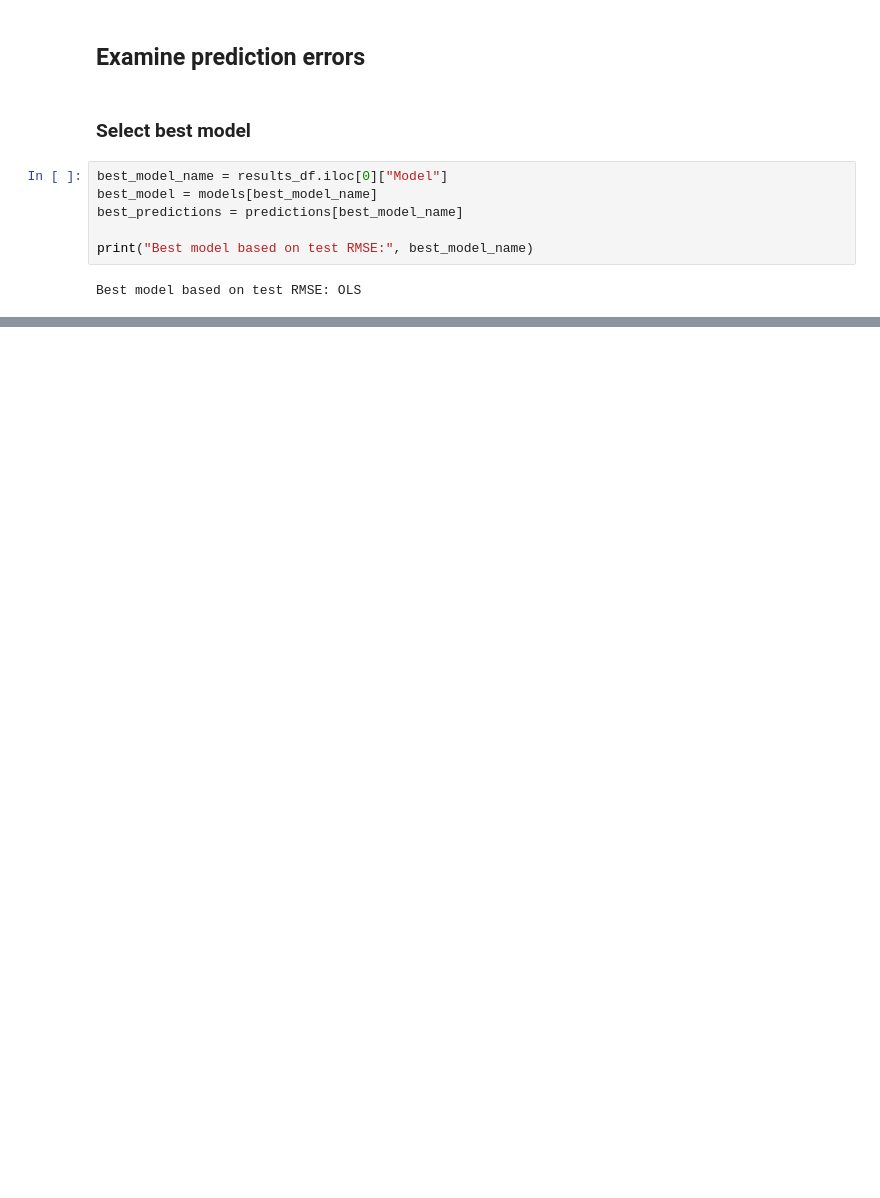
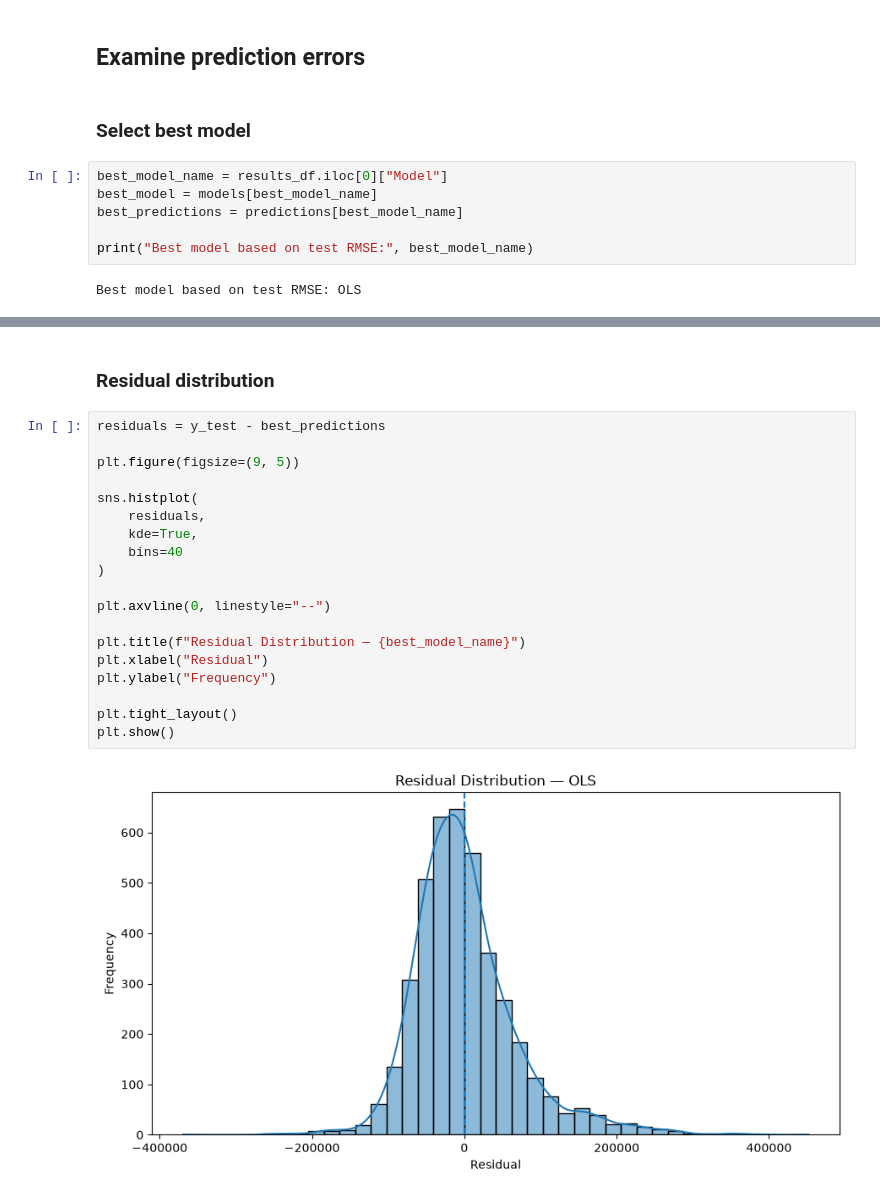
Before and after one commit to timomugishan8-ai/Datheon_Machine_Learning_and_Data_Science_Internship., a Jupyter notebook: Real-Estate House Price Prediction/notebooks/03_regression_modeling.ipynb, the cells around one changed output, grey strips where cells are left out. Drawn from its saved outputs; the diff is of its cells as text; blank space fills up the shorter version.

```diff
--- a/Real-Estate House Price Prediction/notebooks/03_regression_modeling.ipynb
+++ b/Real-Estate House Price Prediction/notebooks/03_regression_modeling.ipynb
@@ -376,0 +457,23 @@ Best model based on test RMSE: OLS
+# %% [markdown]
+### Residual distribution
+# %%
+residuals = y_test - best_predictions
+
+plt.figure(figsize=(9, 5))
+
+sns.histplot(
+    residuals,
+    kde=True,
+    bins=40
+)
+
+plt.axvline(0, linestyle="--")
+
+plt.title(f"Residual Distribution — {best_model_name}")
+plt.xlabel("Residual")
+plt.ylabel("Frequency")
+
+plt.tight_layout()
+plt.show()
+# %% [output]
+[figure, added]
```
Also changed, not shown: parts of 9 cells of this notebook.
